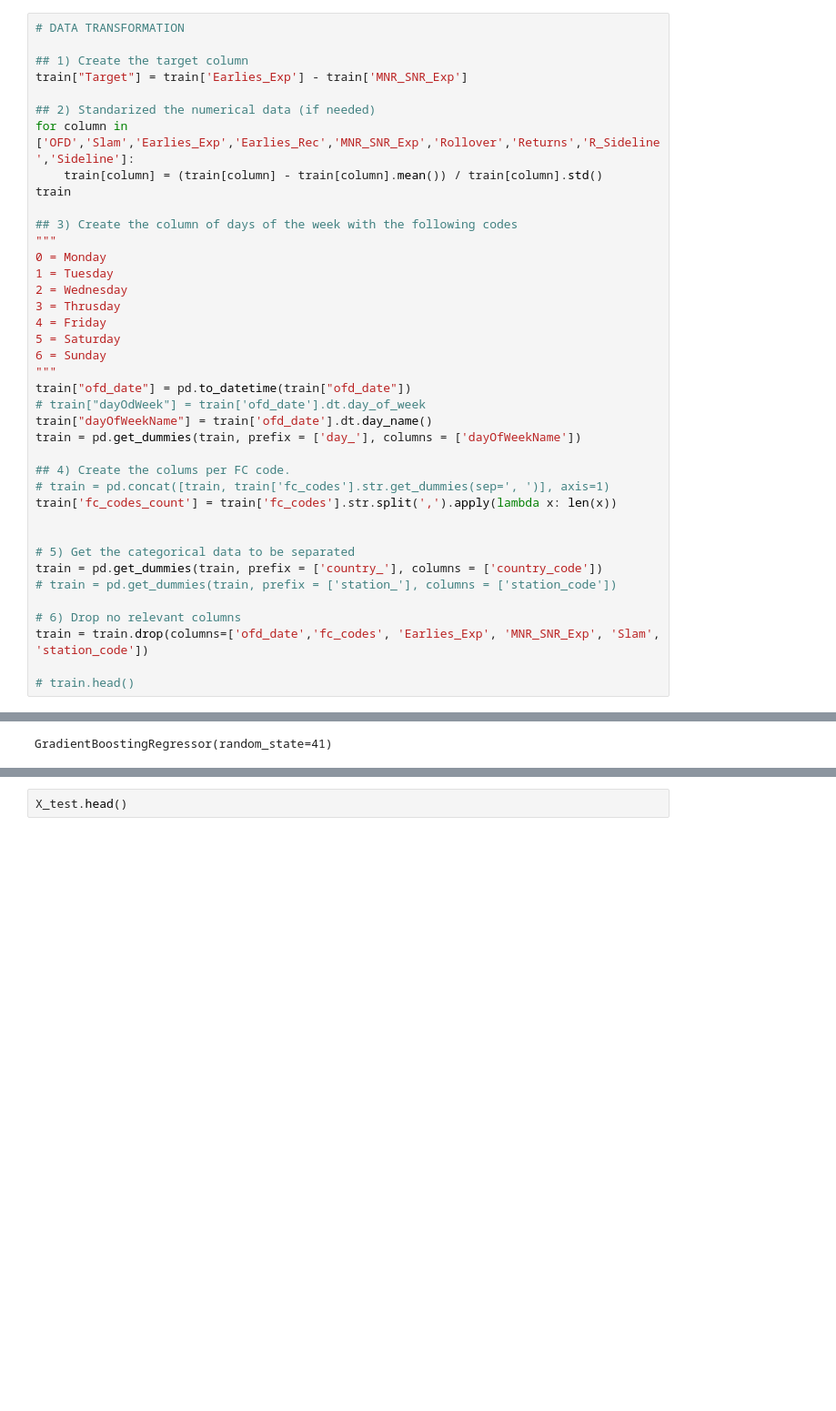
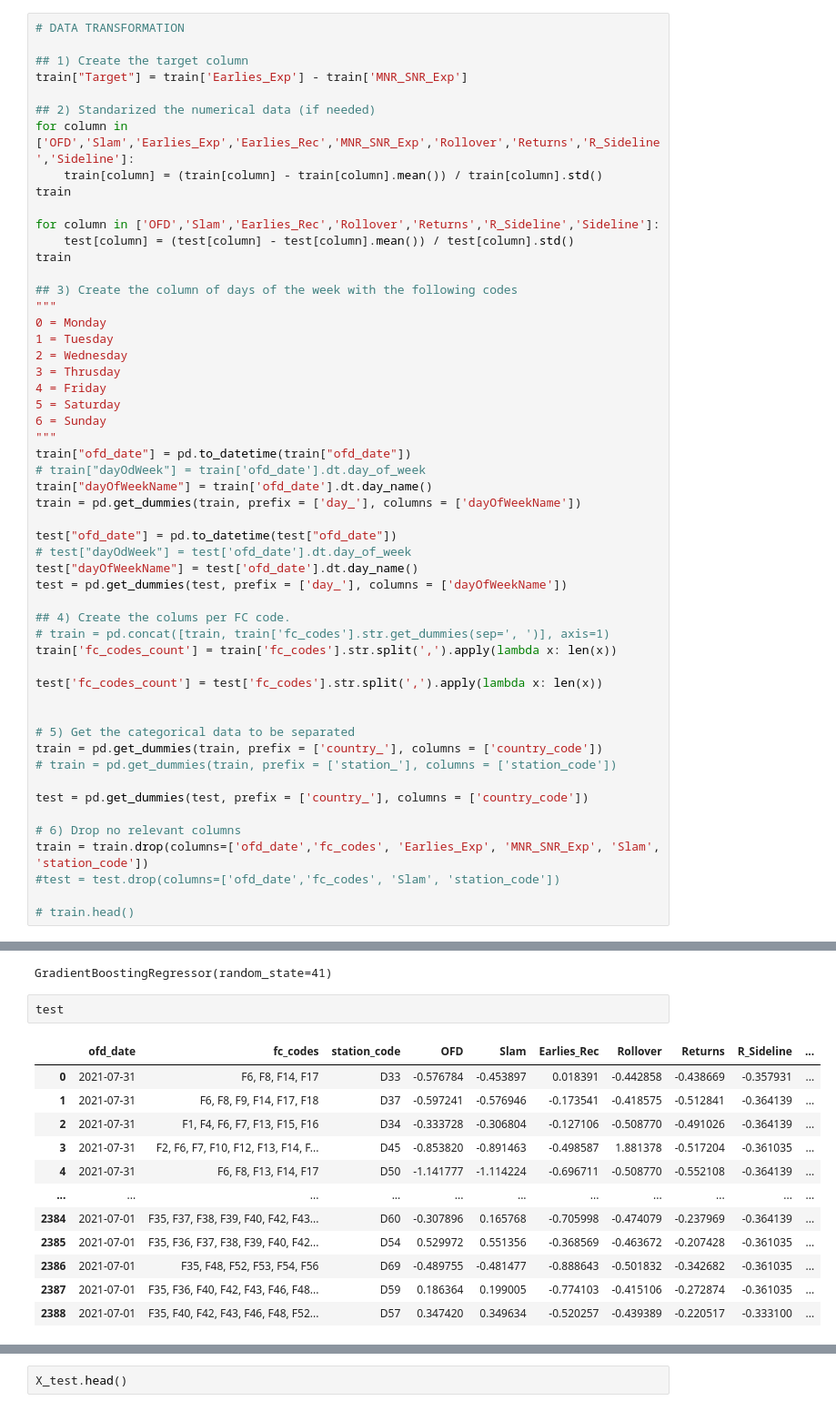
Before and after one commit to mariocastro014/datathon, a Jupyter notebook: code (2) (2).ipynb, the cells around one changed output, grey strips where cells are left out. Shown at 91% size. Cells and saved outputs as stored; diff of their text form; blank space fills up the shorter version.

```diff
--- a/code (2) (2).ipynb
+++ b/code (2) (2).ipynb
@@ -315,6 +335,10 @@ train["Target"] = train['Earlies_Exp'] - train['MNR_SNR_Exp']
 ## 2) Standarized the numerical data (if needed)
 for column in ['OFD','Slam','Earlies_Exp','Earlies_Rec','MNR_SNR_Exp','Rollover','Returns','R_Sideline','Sideline']:
     train[column] = (train[column] - train[column].mean()) / train[column].std()
+train
+
+for column in ['OFD','Slam','Earlies_Rec','Rollover','Returns','R_Sideline','Sideline']:
+    test[column] = (test[column] - test[column].mean()) / test[column].std()
 train
 
 ## 3) Create the column of days of the week with the following codes
@@ -332,17 +356,27 @@ train["ofd_date"] = pd.to_datetime(train["ofd_date"])
 train["dayOfWeekName"] = train['ofd_date'].dt.day_name()
 train = pd.get_dummies(train, prefix = ['day_'], columns = ['dayOfWeekName'])
 
+test["ofd_date"] = pd.to_datetime(test["ofd_date"])
+# test["dayOdWeek"] = test['ofd_date'].dt.day_of_week
+test["dayOfWeekName"] = test['ofd_date'].dt.day_name()
+test = pd.get_dummies(test, prefix = ['day_'], columns = ['dayOfWeekName'])
+
 ## 4) Create the colums per FC code.
 # train = pd.concat([train, train['fc_codes'].str.get_dummies(sep=', ')], axis=1)
 train['fc_codes_count'] = train['fc_codes'].str.split(',').apply(lambda x: len(x))
+
+test['fc_codes_count'] = test['fc_codes'].str.split(',').apply(lambda x: len(x))
 
 
 # 5) Get the categorical data to be separated
 train = pd.get_dummies(train, prefix = ['country_'], columns = ['country_code'])
 # train = pd.get_dummies(train, prefix = ['station_'], columns = ['station_code'])
 
+test = pd.get_dummies(test, prefix = ['country_'], columns = ['country_code'])
+
 # 6) Drop no relevant columns
 train = train.drop(columns=['ofd_date','fc_codes', 'Earlies_Exp', 'MNR_SNR_Exp', 'Slam', 'station_code'])
+#test = test.drop(columns=['ofd_date','fc_codes', 'Slam', 'station_code'])
 
 # train.head()
 # %%
@@ -387,3 +421,18 @@ gboost = GradientBoostingRegressor(random_state=random)
 gboost.fit(X_train, y_train)
 # %% [output]
 GradientBoostingRegressor(random_state=41)
+# %%
+test
+# %% [output]
+|  | ofd_date | fc_codes | station_code | OFD | Slam | Earlies_Rec | Rollover | Returns | R_Sideline | ... |
+| 0 | 2021-07-31 | F6, F8, F14, F17 | D33 | -0.576784 | -0.453897 | 0.018391 | -0.442858 | -0.438669 | -0.357931 | ... |
+| 1 | 2021-07-31 | F6, F8, F9, F14, F17, F18 | D37 | -0.597241 | -0.576946 | -0.173541 | -0.418575 | -0.512841 | -0.364139 | ... |
+| 2 | 2021-07-31 | F1, F4, F6, F7, F13, F15, F16 | D34 | -0.333728 | -0.306804 | -0.127106 | -0.508770 | -0.491026 | -0.364139 | ... |
+| 3 | 2021-07-31 | F2, F6, F7, F10, F12, F13, F14, F... | D45 | -0.853820 | -0.891463 | -0.498587 | 1.881378 | -0.517204 | -0.361035 | ... |
+| 4 | 2021-07-31 | F6, F8, F13, F14, F17 | D50 | -1.141777 | -1.114224 | -0.696711 | -0.508770 | -0.552108 | -0.364139 | ... |
+| ... | ... | ... | ... | ... | ... | ... | ... | ... | ... | ... |
+| 2384 | 2021-07-01 | F35, F37, F38, F39, F40, F42, F43... | D60 | -0.307896 | 0.165768 | -0.705998 | -0.474079 | -0.237969 | -0.364139 | ... |
+| 2385 | 2021-07-01 | F35, F36, F37, F38, F39, F40, F42... | D54 | 0.529972 | 0.551356 | -0.368569 | -0.463672 | -0.207428 | -0.361035 | ... |
+| 2386 | 2021-07-01 | F35, F48, F52, F53, F54, F56 | D69 | -0.489755 | -0.481477 | -0.888643 | -0.501832 | -0.342682 | -0.361035 | ... |
+| 2387 | 2021-07-01 | F35, F36, F40, F42, F43, F46, F48... | D59 | 0.186364 | 0.199005 | -0.774103 | -0.415106 | -0.272874 | -0.361035 | ... |
+| 2388 | 2021-07-01 | F35, F40, F42, F43, F46, F48, F52... | D57 | 0.347420 | 0.349634 | -0.520257 | -0.439389 | -0.220517 | -0.333100 | ... |
```
Also changed, not shown: parts of 7 cells of this notebook, 1 other file.
